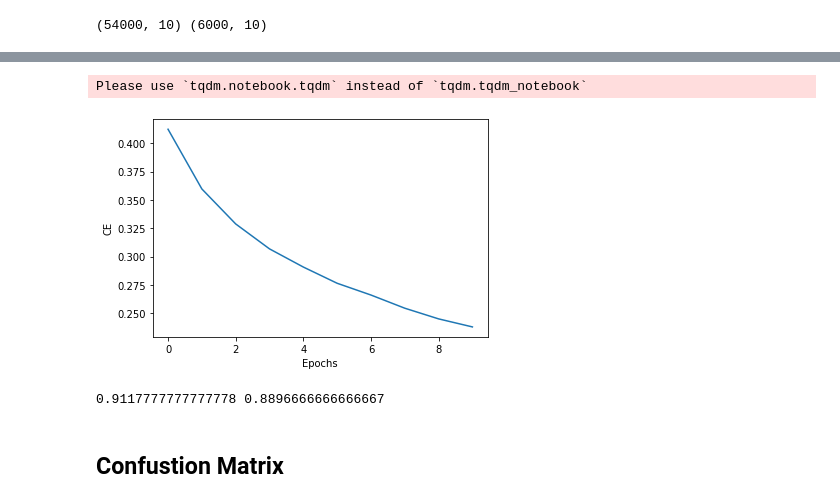
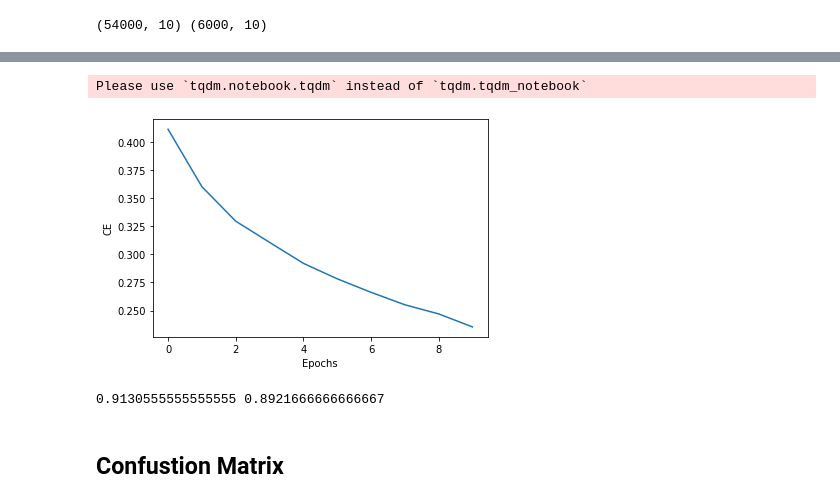
Before and after one commit to ashokkumarthota/Deep-Learning, a Jupyter notebook: ASHOK KUMAR THOTA CS21M009/7TH QUESTION (CONFUSION MATRIX).ipynb, the cells around one changed output, grey strips where cells are left out. Saved outputs shown, nothing was run; the diff lists cells and outputs as text; code cells hidden in the pictures.

```diff
--- a/ASHOK KUMAR THOTA CS21M009/7TH QUESTION (CONFUSION MATRIX).ipynb
+++ b/ASHOK KUMAR THOTA CS21M009/7TH QUESTION (CONFUSION MATRIX).ipynb
@@ -416,11 +414,11 @@ class FFSN_MultiClass:
     print(accuracy_train,accuracy_val)
 # %%
-ffsn_multi = FFSN_MultiClass(784,10,[128,128,128],init_method='he', activation_function='relu')
+ffsn_multi = FFSN_MultiClass(784,10,3,128,init_method='he', activation_function='relu')
 ffsn_multi.fit(x_train,y_OH_train,epochs=10,learning_rate=0.0005,algo= "Nadam",mini_batch_size=128,lambda_val=0.0005)
 # %% [output]
 Please use `tqdm.notebook.tqdm` instead of `tqdm.tqdm_notebook`
-[figure, old version]
+[figure, new version]
-0.9117777777777778 0.8896666666666667
+0.9130555555555555 0.8921666666666667
 # %% [markdown]
 ## Confustion Matrix
 # %%
```
Also changed, not shown: parts of 4 cells of this notebook.
